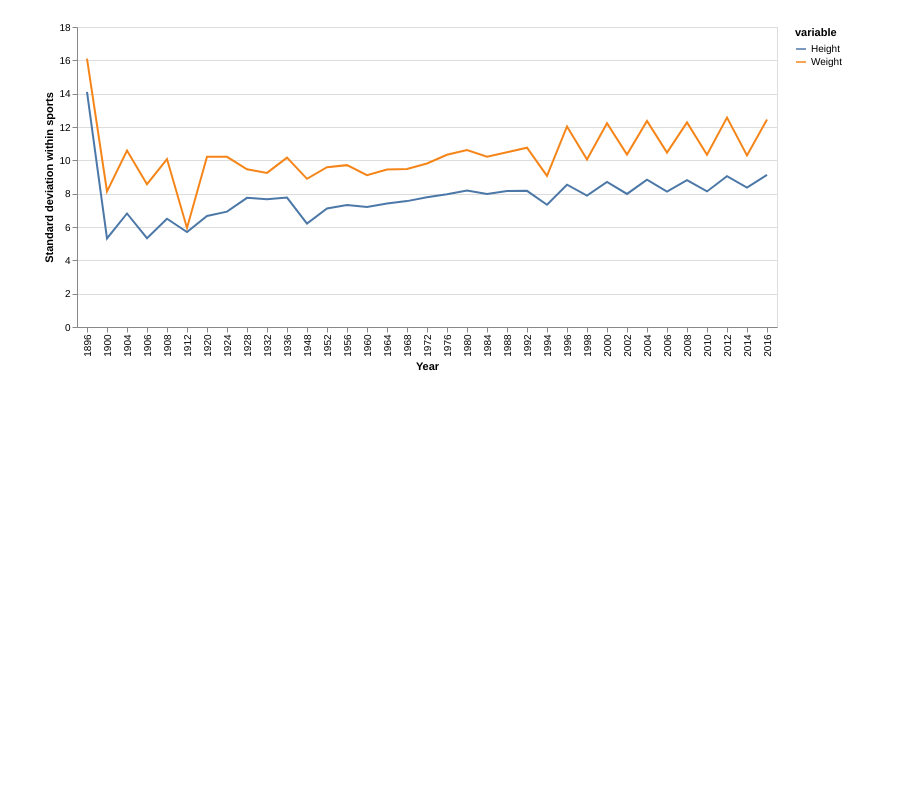
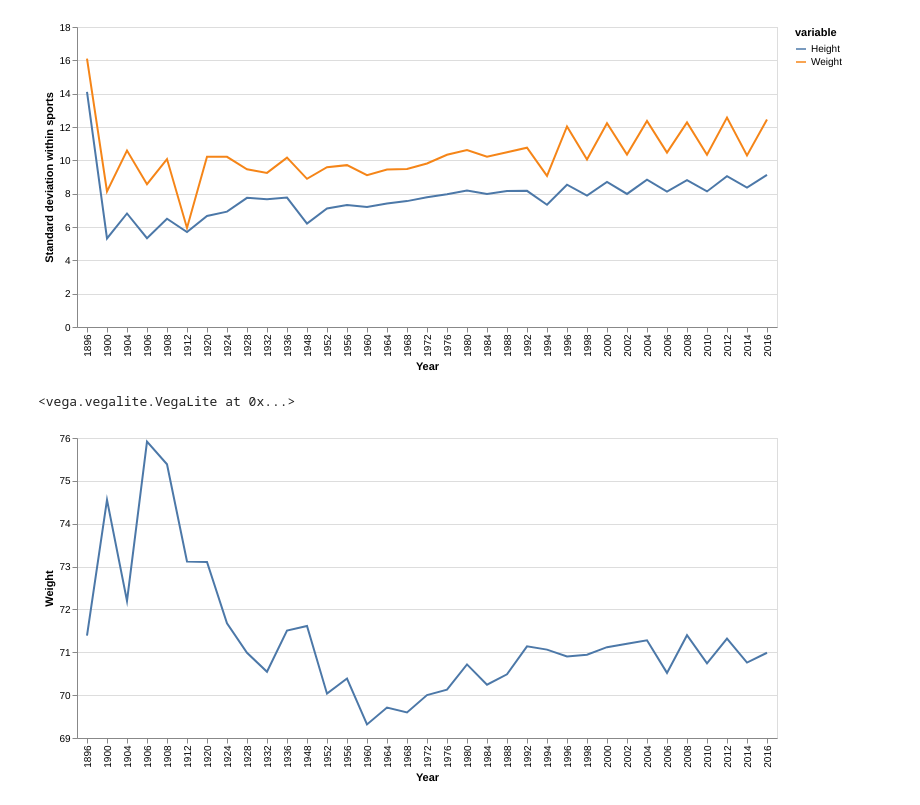
Before and after one commit to JonathanWoollett-Light/CSC327-A2, a Jupyter notebook: source.ipynb, the cells around one changed output. Drawn from its saved outputs; the diff is of its cells as text; code cells hidden in the pictures; blank space fills up the shorter version.

Commit message:
Added average height and weight graphs

```diff
--- a/source.ipynb
+++ b/source.ipynb
@@ -78,3 +80,17 @@ alt.Chart(melted).mark_line().encode(
 # %% [output]
 <vega.vegalite.VegaLite at 0x...>
 [figure]
+# %%
+# average height across years
+
+mean_weights = data.groupby(["Year"])["Weight"].mean().reset_index()
+
+#print(mean_weights.head())
+
+alt.Chart(mean_weights).mark_line().encode(
+    x='Year:O',
+    y=alt.Y('Weight:Q',scale=alt.Scale(zero=False))
+)
+# %% [output]
+<vega.vegalite.VegaLite at 0x...>
+[figure, added]
```
Also changed, not shown: parts of 6 cells of this notebook.
